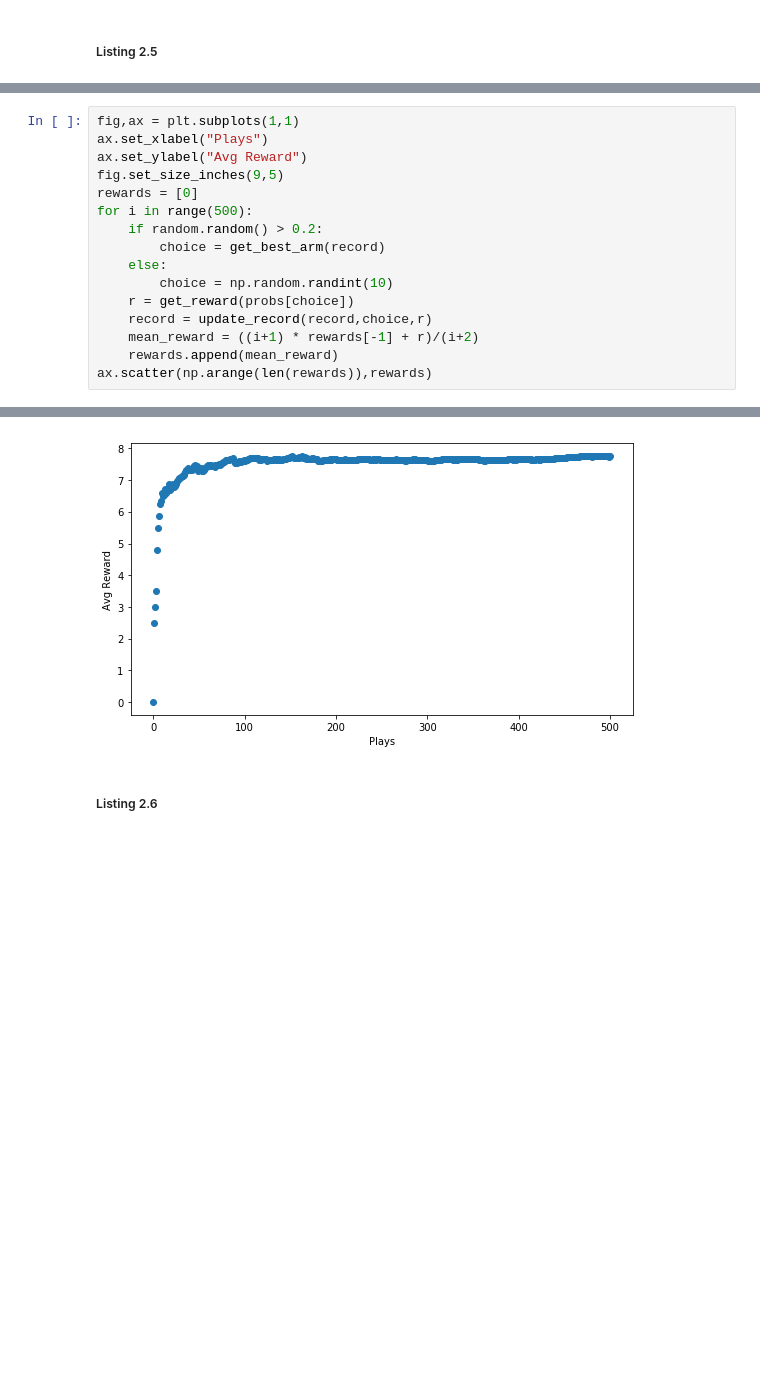
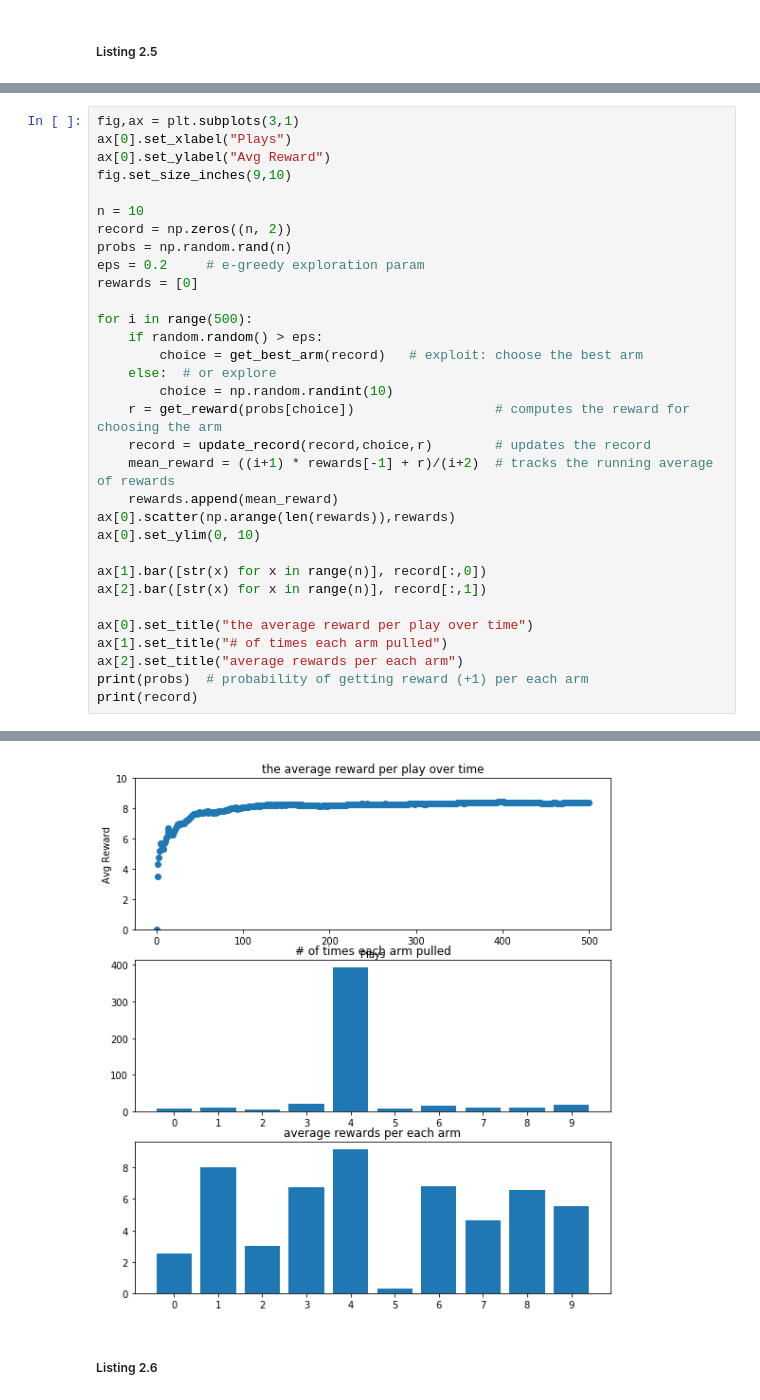
Before and after one commit to DeepReinforcementLearning/DeepReinforcementLearningInAction, a Jupyter notebook: Chapter 2/Ch2_book.ipynb, the cells around one changed output, grey strips where cells are left out. Cells and saved outputs as stored; diff of their text form; blank space fills up the shorter version.

```diff
--- a/Chapter 2/Ch2_book.ipynb
+++ b/Chapter 2/Ch2_book.ipynb
@@ -75,17 +83,33 @@ def update_record(record,action,r):
 # %%
-fig,ax = plt.subplots(1,1)
-ax.set_xlabel("Plays")
-ax.set_ylabel("Avg Reward")
-fig.set_size_inches(9,5)
+fig,ax = plt.subplots(3,1)
+ax[0].set_xlabel("Plays")
+ax[0].set_ylabel("Avg Reward")
+fig.set_size_inches(9,10)
+
+n = 10
+record = np.zeros((n, 2))
+probs = np.random.rand(n)
+eps = 0.2     # e-greedy exploration param
 rewards = [0]
+
 for i in range(500):
-    if random.random() > 0.2:
-        choice = get_best_arm(record)
-    else:
+    if random.random() > eps:
+        choice = get_best_arm(record)   # exploit: choose the best arm
+    else:  # or explore
         choice = np.random.randint(10)
-    r = get_reward(probs[choice])
-    record = update_record(record,choice,r)
-    mean_reward = ((i+1) * rewards[-1] + r)/(i+2)
+    r = get_reward(probs[choice])                  # computes the reward for choosing the arm
+    record = update_record(record,choice,r)        # updates the record
+    mean_reward = ((i+1) * rewards[-1] + r)/(i+2)  # tracks the running average of rewards
     rewards.append(mean_reward)
-ax.scatter(np.arange(len(rewards)),rewards)
+ax[0].scatter(np.arange(len(rewards)),rewards)
+ax[0].set_ylim(0, 10)
+
+ax[1].bar([str(x) for x in range(n)], record[:,0])
+ax[2].bar([str(x) for x in range(n)], record[:,1])
+
+ax[0].set_title("the average reward per play over time")
+ax[1].set_title("# of times each arm pulled")
+ax[2].set_title("average rewards per each arm")
+print(probs)  # probability of getting reward (+1) per each arm
+print(record)
 # %% [output]
@@ -93,4 +128,4 @@ ax.scatter(np.arange(len(rewards)),rewards)
-[figure, old version]
+[figure, new version]
 # %% [markdown]
 ##### Listing 2.6
 # %%
```
Also changed, not shown: parts of 8 cells of this notebook.
